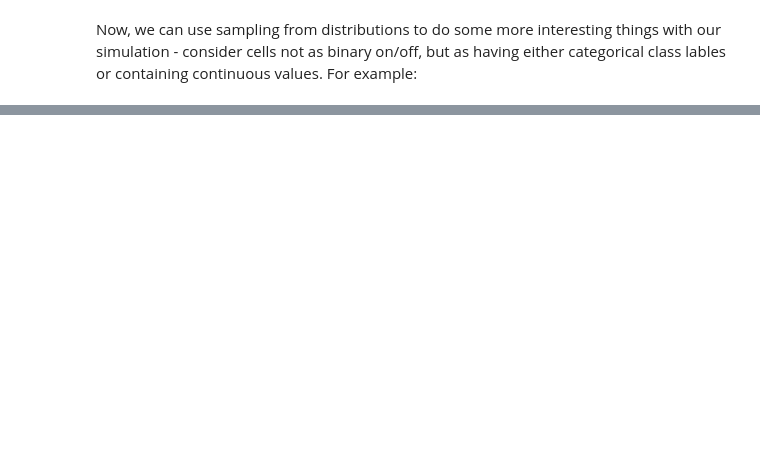
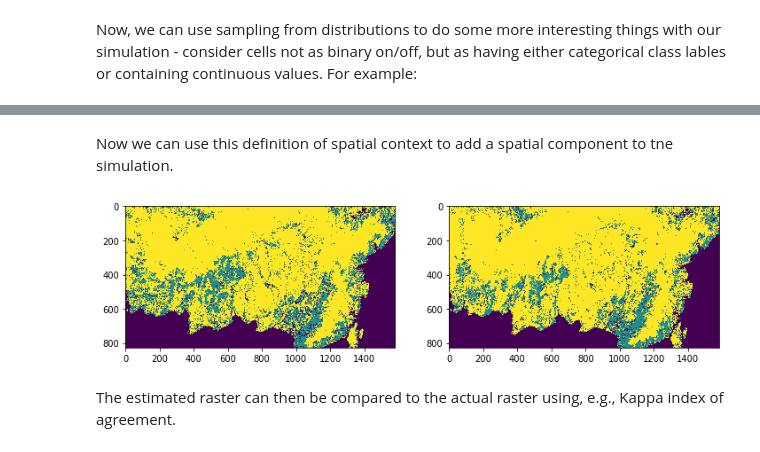
Before and after one commit to gmg444/GTECH733_2018, a Jupyter notebook: 04_landscape_simulation/Landscape Simulation.ipynb, the cells around one changed output, grey strips where cells are left out. Drawn from its saved outputs; the diff is of its cells as text; code cells hidden in the pictures; blank space fills up the shorter version.

```diff
--- a/04_landscape_simulation/Landscape Simulation.ipynb
+++ b/04_landscape_simulation/Landscape Simulation.ipynb
@@ -345,0 +482,31 @@ This gets us to the topic of sampling from distributions.  We can use Python's b
+# %% [markdown]
+Now we can use this definition of spatial context to add a spatial component to tne simulation.
+# %%
+t3 = np.copy(t1)
+
+spatial_context = get_spatial_context(t1)
+for r in range(t1.shape[0]):
+    for c in range(t1.shape[1]):
+        s = spatial_context[r, c]
+        j = t1[r, c]  # Current value - column in transition matrix
+        thresh = np.random.random() # Get random threshold
+        acc = 0
+        # Now we can apply more spatial rules:
+        # Assume that non-vegetated areas and water don't change:
+        if s == 2:
+            for i in range(num_types):  # Pick the row probabilistically
+                acc += trans_p[i, j]
+                if thresh < acc:
+                    t3[r, c] = i
+                    break
+
+fig = plt.figure()
+p = fig.add_subplot(121)
+p.imshow(t2)
+p = fig.add_subplot(122)
+p.imshow(t3)
+plt.show()
+# %% [output]
+[figure, added]
+# %% [markdown]
+The estimated raster can then be compared to the actual raster using, e.g., Kappa index of agreement.
```
Also changed, not shown: parts of 20 cells of this notebook.
